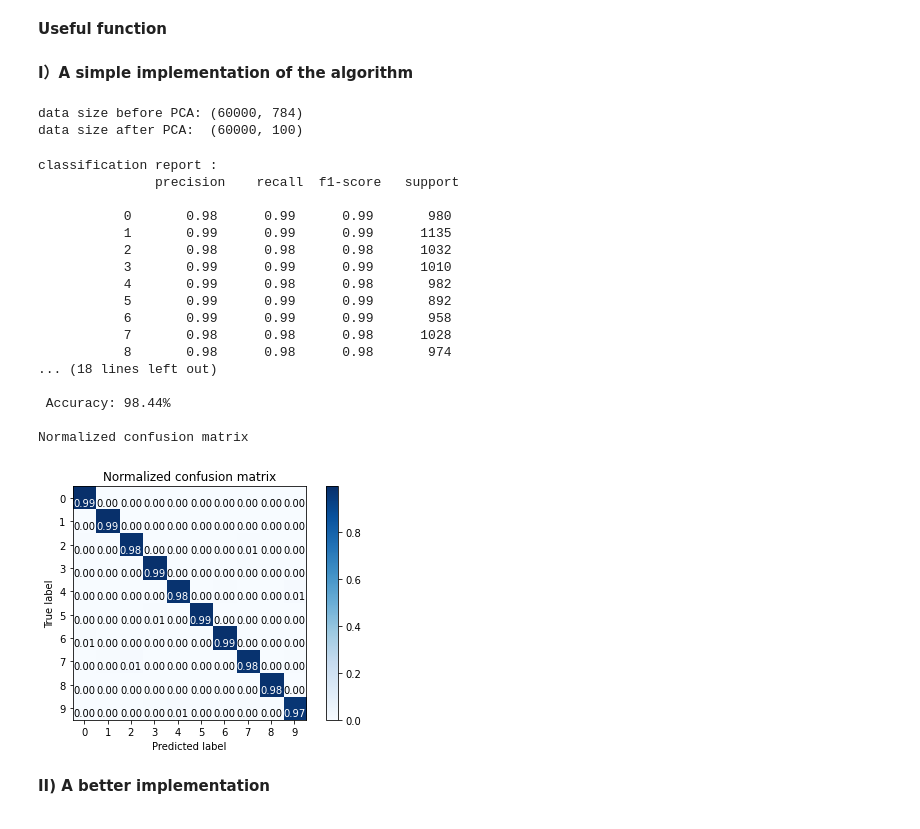
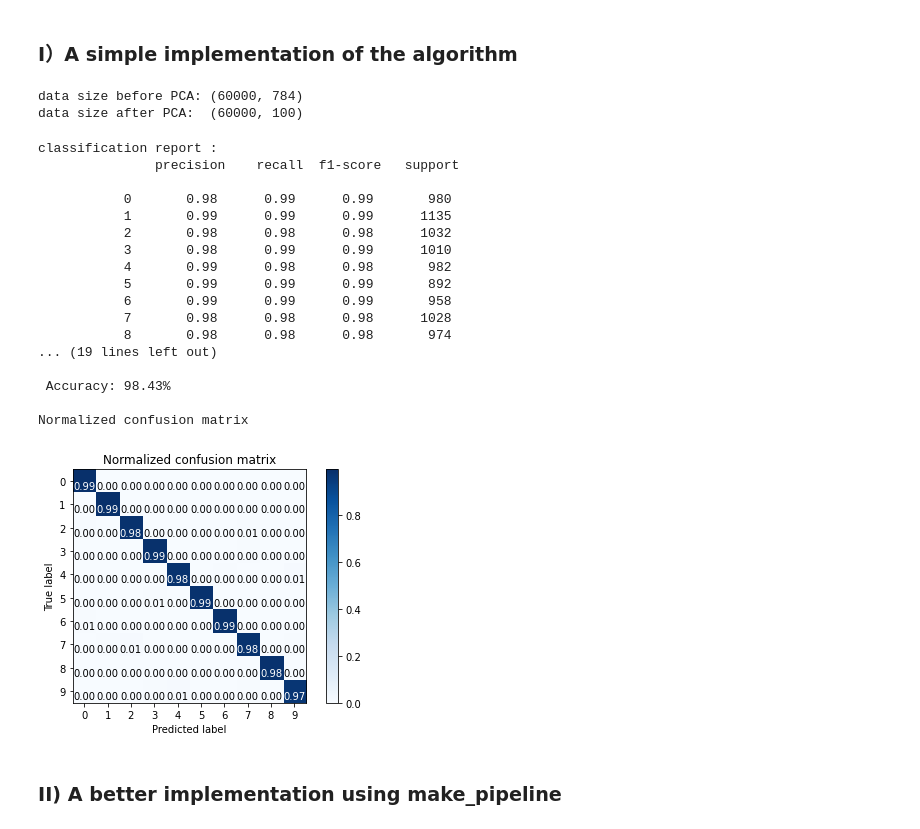
Before and after one commit to PPatrickGU/ROB311, a Jupyter notebook: TP4_SVM.ipynb, the cells around one changed output. Saved outputs shown, nothing was run; the diff lists cells and outputs as text; code cells hidden in the pictures.

```diff
--- a/TP4_SVM.ipynb
+++ b/TP4_SVM.ipynb
@@ -56,2 +81,0 @@ train_target size:  (60000,)
-# %% [markdown]
-**Useful function**
@@ -100,4 +82,9 @@ def getAccuracy(testSet, predictions):
+# %%
+train_path = "./mnist_train.csv"
+test_path = "./mnist_test.csv"
+train_data, train_target = data_loading(train_path)
+test_data, test_target = data_loading(test_path)
 # %% [markdown]
-**I）A simple implementation of the algorithm**
+### **I）A simple implementation of the algorithm**
 # %%
 pca = PCA(n_components=100)
@@ -113,38 +99,29 @@ data size after PCA:  (60000, 100)
 # %%
 clf = SVC()
 clf.fit(train_data_PCA, train_target)
 prediction = clf.predict(test_data_PCA)
+getResult(prediction, test_target)
+# %% [output]
+classification report :
+               precision    recall  f1-score   support
+
+           0       0.98      0.99      0.99       980
+           1       0.99      0.99      0.99      1135
+           2       0.98      0.98      0.98      1032
+           3       0.98      0.99      0.99      1010
+           4       0.99      0.98      0.98       982
+           5       0.99      0.99      0.99       892
+           6       0.99      0.99      0.99       958
+           7       0.98      0.98      0.98      1028
+           8       0.98      0.98      0.98       974
+... (19 lines left out)
+
+ Accuracy: 98.43%
+
+Normalized confusion matrix
+[figure, added]
-# %%
-cm = confusion_matrix(test_target, prediction)
-
-print("classification report : \n", classification_report(test_target, prediction))
-print("\n confusion matrix: \n", confusion_matrix(test_target, prediction))
-print("\n Accuracy: %.2f%% \n" %getAccuracy(test_target, prediction))
-
-
-class_names = [0,1,2,3,4,5,6,7,8,9]
-plot_confusion_matrix(cm, classes=class_names, normalize=True)
-# %% [output]
-classification report :
-               precision    recall  f1-score   support
-
-           0       0.98      0.99      0.99       980
-           1       0.99      0.99      0.99      1135
-           2       0.98      0.98      0.98      1032
-           3       0.99      0.99      0.99      1010
-           4       0.99      0.98      0.98       982
-           5       0.99      0.99      0.99       892
-           6       0.99      0.99      0.99       958
-           7       0.98      0.98      0.98      1028
-           8       0.98      0.98      0.98       974
-... (18 lines left out)
-
- Accuracy: 98.44%
-
-Normalized confusion matrix
-[figure, removed]
 # %% [markdown]
-**II) A better implementation**
+### **II) A better implementation using make_pipeline**
 # %%
 pca = PCA(n_components=100, whiten=True)
 svc = SVC(kernel='rbf', class_weight='balanced')
```
Also changed, not shown: parts of 15 cells of this notebook.
